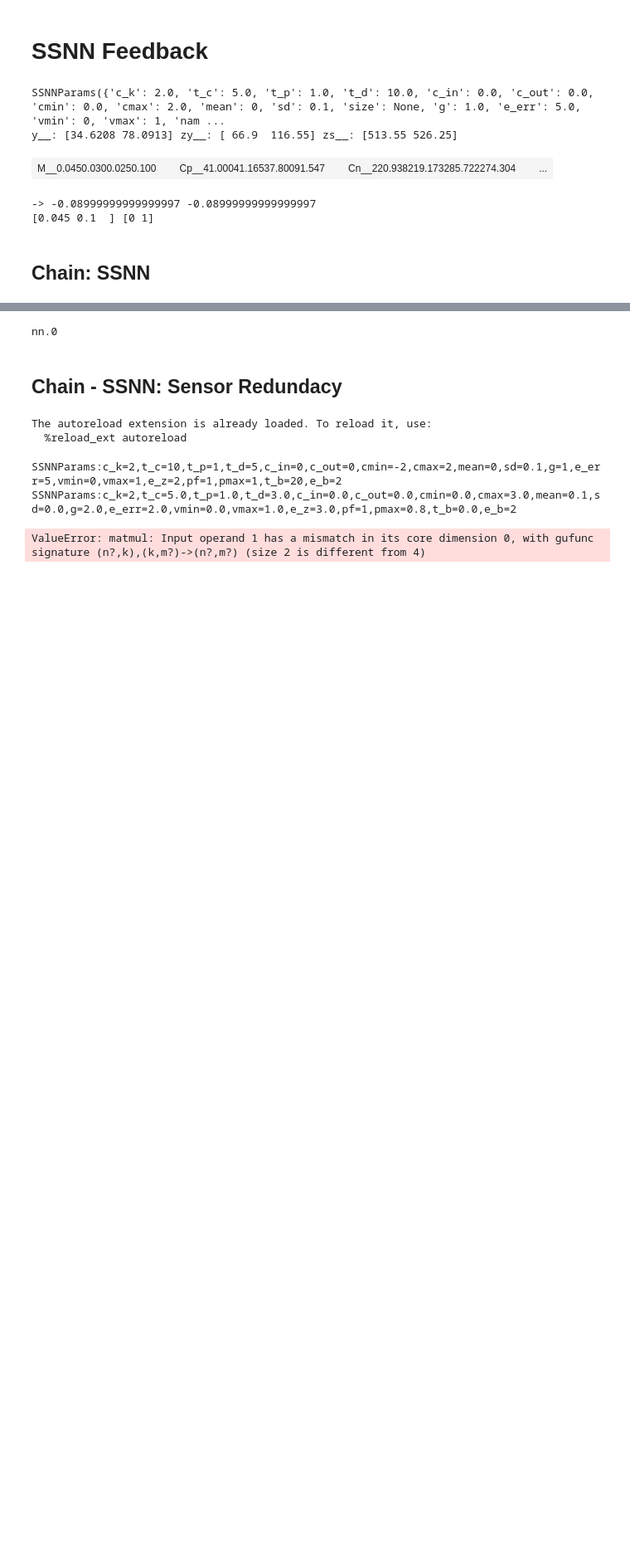
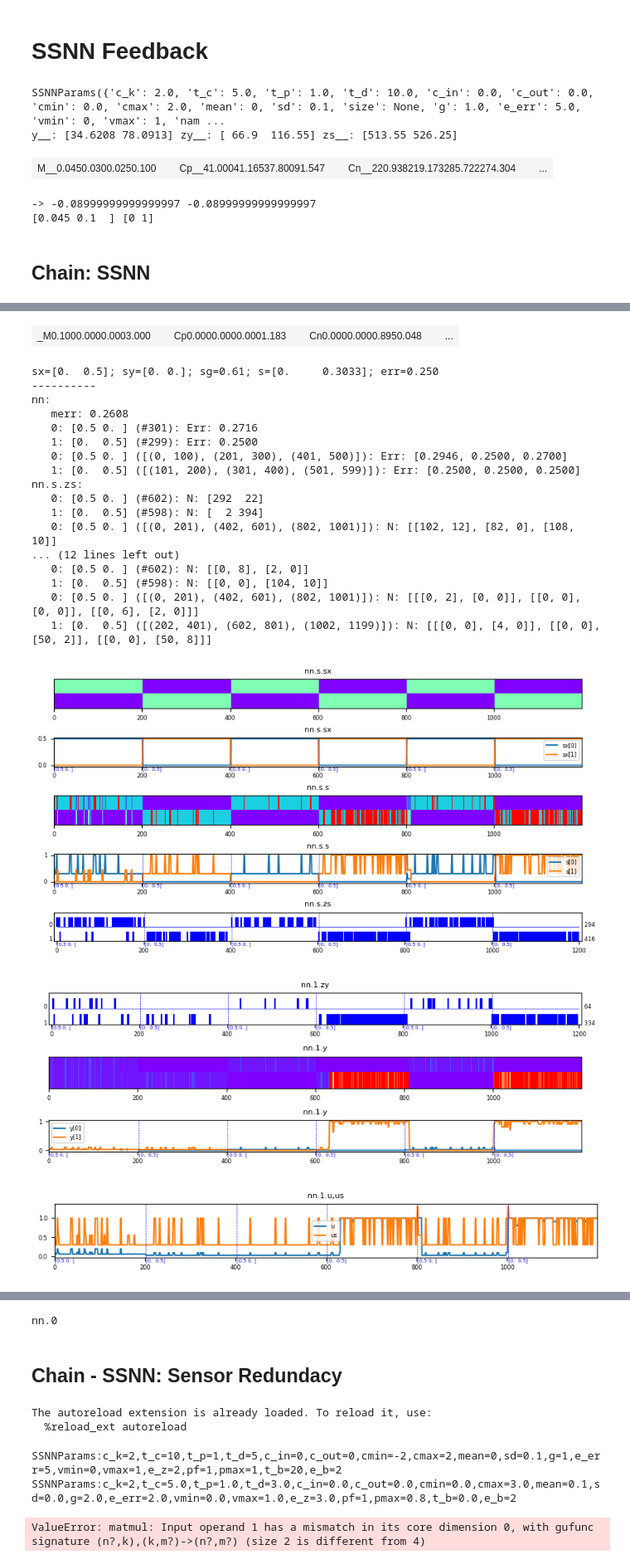
Before and after one commit to einnovator/spikeml, a Jupyter notebook: nb/snn.ipynb, the cells around one changed output, grey strips where cells are left out. Shown at 83% size. Drawn from its saved outputs; the diff is of its cells as text; code cells hidden in the pictures; blank space fills up the shorter version.

```diff
--- a/nb/snn.ipynb
+++ b/nb/snn.ipynb
@@ -855,7 +855,7 @@ def test_run_ssnn(size=None, T=None, ss=None, params=None, feedback=True, callba
         print(params.fmt())
     nn = make_ssnn_chain(size=size, params=params)
     #nn.log()
-    #chain_validate(nn)
+    chain_validate(nn)
     #print('-'*10)
     result = run(nn, T=T, ss=ss, params=params, feedback=feedback, callback=callback, plot=plot, log_step=log_step, options=options)
     return result
@@ -893,7 +893,7 @@ params = SSNNParams(g=2, pmax=.8, e_err=2, t_p=1, t_d=3, mean=0.1, sd=0, t_c=5,
                     t_b=0, t_tdp=10, e_z=3, vmin=0, vmax=1, cmax=3, cmin=0, c_in=0, c_out= 0) #-1.5
 print(params.fmt())
 
-ss_0_1 = signal_pulse(2, T=100, L=2, s=[0,1], value=.5)
+ss_0_1 = signal_pulse(2, T=100, L=3, s=[0,1], value=.5)
 ss_0_1_= signal_pulse(2, T=100, L=1, s=[0,-1,1,-1], value=.5)
 ss_0= signal_pulse(2, T=500, L=1, s=[0], value=.5)
 ss=ss_0_1
@@ -905,7 +905,7 @@ options = None
 #options = {'log.matrix': False, 'log.err': False}
 
 
-result = test_run_ssnn(size=SIZE, ss=ss, params=params, log_step=-1, options=options)
+result = test_run_ssnn(size=SIZE, ss=ss, params=params, log_step=0, options=options)
 result
 # %% [output]
 SSNNParams:c_k=2,t_c=10,t_p=1,t_d=5,c_in=0,c_out=0,cmin=-2,cmax=2,mean=0,sd=0.1,g=1,e_err=5,vmin=0,vmax=1,e_z=2,pf=1,pmax=1,t_b=20,e_b=2
@@ -925,0 +925,21 @@ TypeError: 'NoneType' object is not iterable
+| _M0.1000.0000.0003.000 |  | Cp0.0000.0000.0001.183 |  | Cn0.0000.0000.8950.048 |  | ... |
+sx=[0.  0.5]; sy=[0. 0.]; sg=0.61; s=[0.     0.3033]; err=0.250
+----------
+nn:
+   merr: 0.2608
+   0: [0.5 0. ] (#301): Err: 0.2716
+   1: [0.  0.5] (#299): Err: 0.2500
+   0: [0.5 0. ] ([(0, 100), (201, 300), (401, 500)]): Err: [0.2946, 0.2500, 0.2700]
+   1: [0.  0.5] ([(101, 200), (301, 400), (501, 599)]): Err: [0.2500, 0.2500, 0.2500]
+nn.s.zs:
+   0: [0.5 0. ] (#602): N: [292  22]
+   1: [0.  0.5] (#598): N: [  2 394]
+   0: [0.5 0. ] ([(0, 201), (402, 601), (802, 1001)]): N: [[102, 12], [82, 0], [108, 10]]
+... (12 lines left out)
+   0: [0.5 0. ] (#602): N: [[0, 8], [2, 0]]
+   1: [0.  0.5] (#598): N: [[0, 0], [104, 10]]
+   0: [0.5 0. ] ([(0, 201), (402, 601), (802, 1001)]): N: [[[0, 2], [0, 0]], [[0, 0], [0, 0]], [[0, 6], [2, 0]]]
+   1: [0.  0.5] ([(202, 401), (602, 801), (1002, 1199)]): N: [[[0, 0], [4, 0]], [[0, 0], [50, 2]], [[0, 0], [50, 8]]]
+[figure, added]
+[figure, added]
+[figure, added]
```
Also changed, not shown: parts of 1 cell of this notebook, 5 other files.
